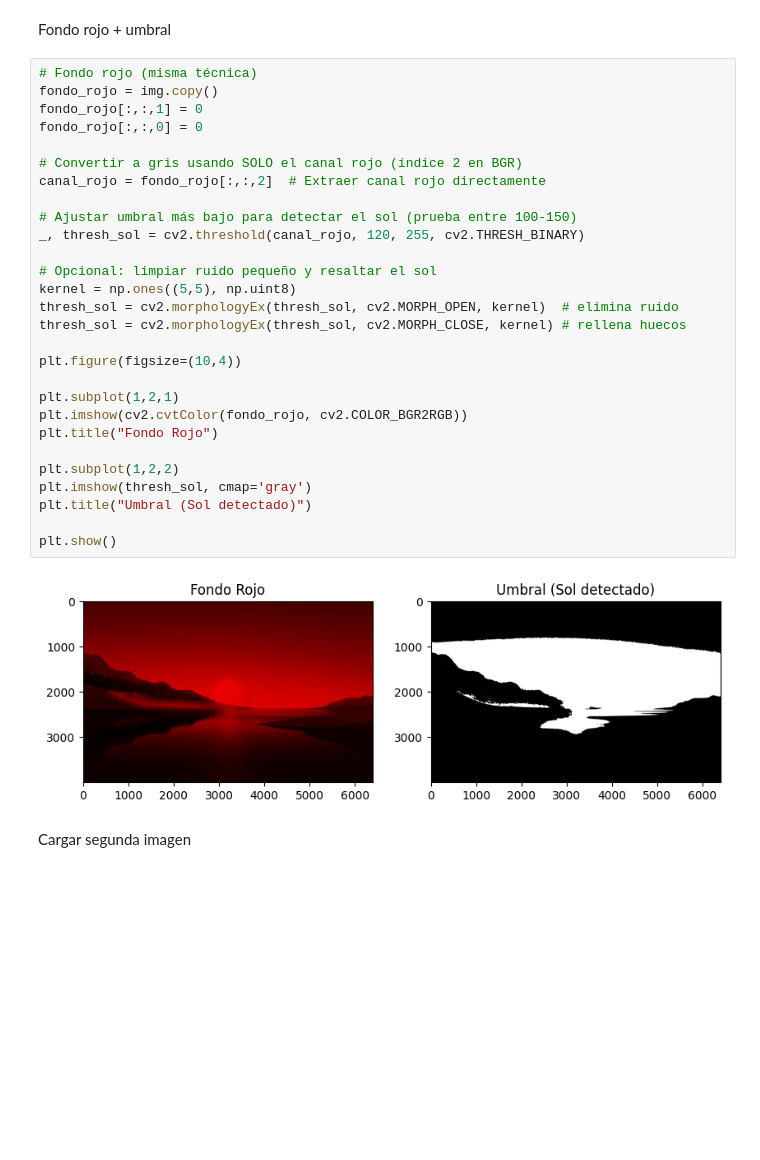
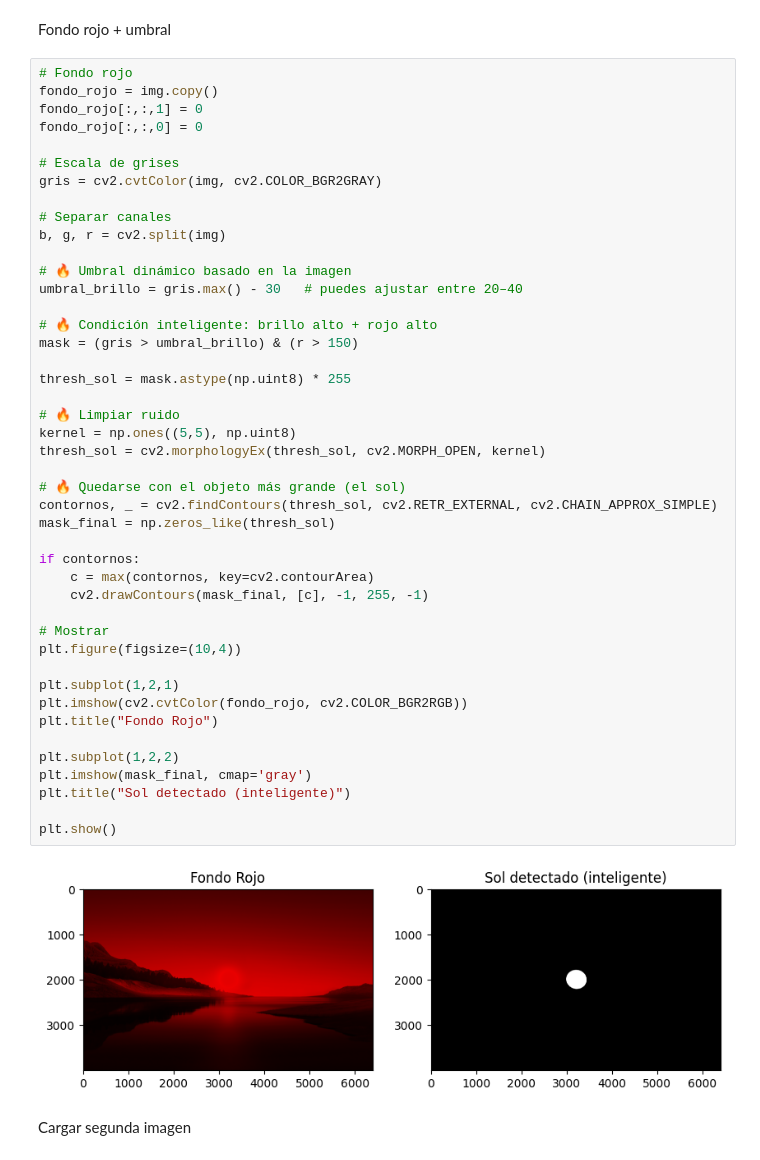
Before and after one commit to 202300080/Rulo, a Jupyter notebook: UNIDAD 3/Actividad.ipynb, the cells around one changed output. Saved outputs shown, nothing was run; the diff lists cells and outputs as text; blank space fills up the shorter version.

```diff
--- a/UNIDAD 3/Actividad.ipynb
+++ b/UNIDAD 3/Actividad.ipynb
@@ -114,35 +113,51 @@ plt.axis('off')
 # %% [markdown]
 Fondo rojo + umbral
 # %%
-# Fondo rojo (misma técnica)
+# Fondo rojo
 fondo_rojo = img.copy()
 fondo_rojo[:,:,1] = 0
 fondo_rojo[:,:,0] = 0
 
-# Convertir a gris usando SOLO el canal rojo (índice 2 en BGR)
-canal_rojo = fondo_rojo[:,:,2]  # Extraer canal rojo directamente
+# Escala de grises
+gris = cv2.cvtColor(img, cv2.COLOR_BGR2GRAY)
 
-# Ajustar umbral más bajo para detectar el sol (prueba entre 100-150)
-_, thresh_sol = cv2.threshold(canal_rojo, 120, 255, cv2.THRESH_BINARY)
+# Separar canales
+b, g, r = cv2.split(img)
 
-# Opcional: limpiar ruido pequeño y resaltar el sol
+# 🔥 Umbral dinámico basado en la imagen
+umbral_brillo = gris.max() - 30   # puedes ajustar entre 20–40
+
+# 🔥 Condición inteligente: brillo alto + rojo alto
+mask = (gris > umbral_brillo) & (r > 150)
+
+thresh_sol = mask.astype(np.uint8) * 255
+
+# 🔥 Limpiar ruido
 kernel = np.ones((5,5), np.uint8)
-thresh_sol = cv2.morphologyEx(thresh_sol, cv2.MORPH_OPEN, kernel)  # elimina ruido
-thresh_sol = cv2.morphologyEx(thresh_sol, cv2.MORPH_CLOSE, kernel) # rellena huecos
+thresh_sol = cv2.morphologyEx(thresh_sol, cv2.MORPH_OPEN, kernel)
 
+# 🔥 Quedarse con el objeto más grande (el sol)
+contornos, _ = cv2.findContours(thresh_sol, cv2.RETR_EXTERNAL, cv2.CHAIN_APPROX_SIMPLE)
+mask_final = np.zeros_like(thresh_sol)
+
+if contornos:
+    c = max(contornos, key=cv2.contourArea)
+    cv2.drawContours(mask_final, [c], -1, 255, -1)
+
+# Mostrar
 plt.figure(figsize=(10,4))
 
 plt.subplot(1,2,1)
 plt.imshow(cv2.cvtColor(fondo_rojo, cv2.COLOR_BGR2RGB))
 plt.title("Fondo Rojo")
 
 plt.subplot(1,2,2)
-plt.imshow(thresh_sol, cmap='gray')
-plt.title("Umbral (Sol detectado)")
+plt.imshow(mask_final, cmap='gray')
+plt.title("Sol detectado (inteligente)")
 
 plt.show()
 # %% [output]
-[figure, old version]
+[figure, new version]
 # %% [markdown]
 Cargar segunda  imagen
 # %%
```
Also changed, not shown: parts of 3 cells of this notebook.
